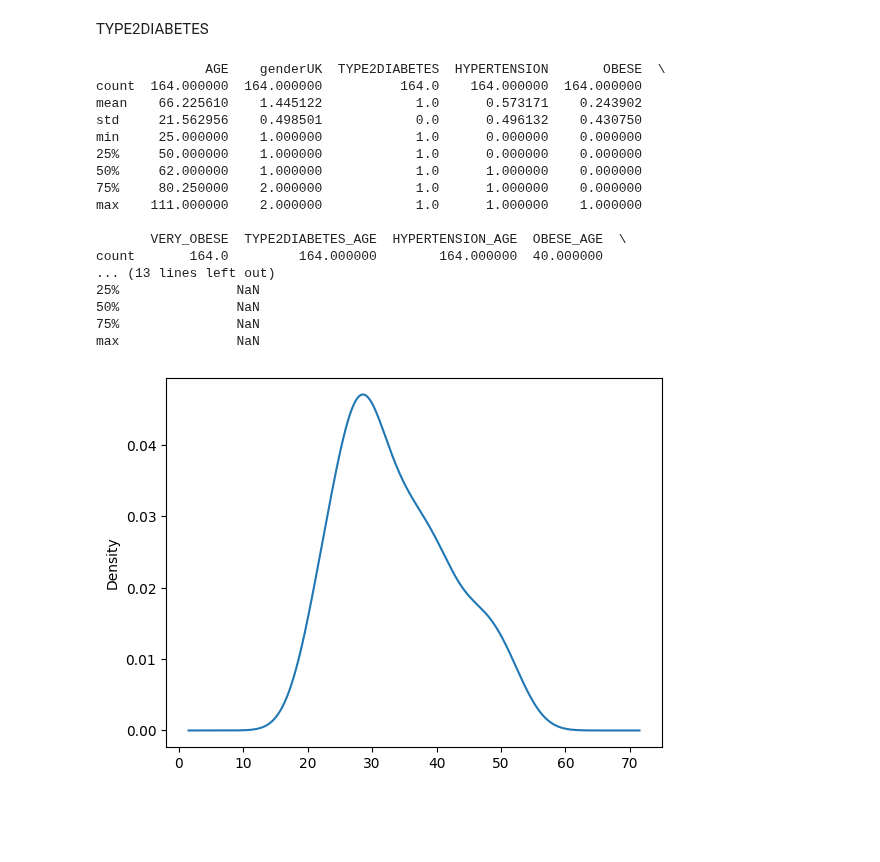
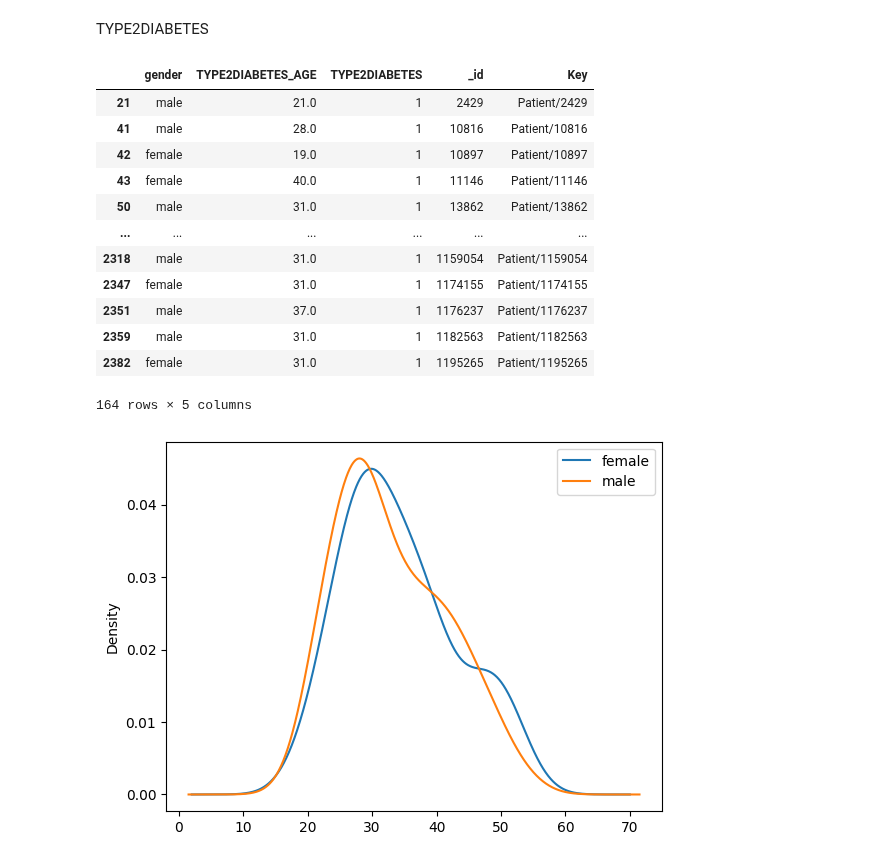
Before and after one commit to Virtually-Healthcare/data-engineering-examples, a Jupyter notebook: DiabetesSQL.ipynb, the cells around one changed output. Cells and saved outputs as stored; diff of their text form; code cells hidden in the pictures; blank space fills up the shorter version.

Commit message:
Diabetes

```diff
--- a/DiabetesSQL.ipynb
+++ b/DiabetesSQL.ipynb
@@ -15,27 +43,7 @@ These examples are based on US population demographics and will also use a mix o
 162864005 	Body mass index 30+ - obesity
 408512008   Body mass index 40+ - severely obese
 # %%
-import iris
-import pandas as pd
 
-host = "localhost"
-# this is the superserver port
-port = 32782
-namespace = "FHIRSERVER"
-user = "_SYSTEM"
-password = "SYS"
-
-conn = iris.connect(
-    hostname=host,
-    port=port,
-    namespace=namespace,
-    username=user,
-    password=password
-)
-
-# create a cursor
-cursor = conn.cursor()
-cursor
 
 sql = """
       select patient._id, patient.KEY, DATEDIFF('year',birthdate,$HOROLOG) as AGE,
@@ -55,6 +63,7 @@ sql = """
              IFNULL(obese._id,null,DATEDIFF('year',TO_DATE(birthdate,'YYYY-MM-DD'),TO_DATE(obese.onsetDateStart,'YYYY-MM-DD'))) as OBESE_AGE,
              IFNULL(veryobese._id,null,DATEDIFF('year',TO_DATE(birthdate,'YYYY-MM-DD'),TO_DATE(veryobese.onsetDateStart,'YYYY-MM-DD'))) as VERY_OBESE_AGE
       from HSFHIR_X0001_S.Patient patient
+          join HSFHIR_X0001_R.Rsrc resource where resource.ResourceType = 'Patient' and resource.Key = patient.Key
                left outer join HSFHIR_X0001_S.Condition diabetes on patient.Key = diabetes.patient and diabetes.code [ '44054006'
                left outer join HSFHIR_X0001_S.Condition hypertension on patient.Key = hypertension.patient and hypertension.code [ '59621000'
                left outer join HSFHIR_X0001_S.Condition obese on patient.Key = obese.patient and obese.code [ '162864005'
@@ -66,7 +75,5 @@ data = cursor.fetchall()
 column_names = [desc[0] for desc in cursor.description]
 df = pd.DataFrame(data, columns=column_names)
 pd.set_option('future.no_silent_downcasting', True)
-df['TYPE2DIABETES_AGE'] = df['TYPE2DIABETES_AGE'].replace(-1, pd.NA).fillna(0).astype(int)
-df['HYPERTENSION_AGE'] = df['HYPERTENSION_AGE'].replace(-1, pd.NA).fillna(0).astype(int)
-print(df.describe())
+df
 # %% [output]
@@ -110,26 +127,22 @@ Name: AGE, dtype: object
 # %% [markdown]
 TYPE2DIABETES
 # %%
-dfDiabetes = df[df.TYPE2DIABETES == 1].copy()
-dfDiabetes.groupby('TYPE2DIABETES').TYPE2DIABETES_AGE.plot(kind='kde')
+dfDiabetes = df[['gender','TYPE2DIABETES_AGE','TYPE2DIABETES','_id','Key']].query('TYPE2DIABETES == 1')
+dfDiabetes.groupby('gender').TYPE2DIABETES_AGE.plot(kind='kde',legend=True)
 
-print(dfDiabetes.describe())
+dfDiabetes
 # %% [output]
+|  | gender | TYPE2DIABETES_AGE | TYPE2DIABETES | _id | Key |
+| 21 | male | 21.0 | 1 | 2429 | Patient/2429 |
+| 41 | male | 28.0 | 1 | 10816 | Patient/10816 |
+| 42 | female | 19.0 | 1 | 10897 | Patient/10897 |
+| 43 | female | 40.0 | 1 | 11146 | Patient/11146 |
+| 50 | male | 31.0 | 1 | 13862 | Patient/13862 |
+| ... | ... | ... | ... | ... | ... |
+| 2318 | male | 31.0 | 1 | 1159054 | Patient/1159054 |
+| 2347 | female | 31.0 | 1 | 1174155 | Patient/1174155 |
+| 2351 | male | 37.0 | 1 | 1176237 | Patient/1176237 |
+| 2359 | male | 31.0 | 1 | 1182563 | Patient/1182563 |
+| 2382 | female | 31.0 | 1 | 1195265 | Patient/1195265 |
-              AGE    genderUK  TYPE2DIABETES  HYPERTENSION       OBESE  \
-count  164.000000  164.000000          164.0    164.000000  164.000000
-mean    66.225610    1.445122            1.0      0.573171    0.243902
-std     21.562956    0.498501            0.0      0.496132    0.430750
-min     25.000000    1.000000            1.0      0.000000    0.000000
-25%     50.000000    1.000000            1.0      0.000000    0.000000
-50%     62.000000    1.000000            1.0      1.000000    0.000000
-75%     80.250000    2.000000            1.0      1.000000    0.000000
-max    111.000000    2.000000            1.0      1.000000    1.000000
-
-       VERY_OBESE  TYPE2DIABETES_AGE  HYPERTENSION_AGE  OBESE_AGE  \
-count       164.0         164.000000        164.000000  40.000000
-... (13 lines left out)
-25%               NaN
-50%               NaN
-75%               NaN
-max               NaN
+164 rows × 5 columns
-[figure, old version]
+[figure, new version]
```
Also changed, not shown: parts of 21 cells of this notebook.
